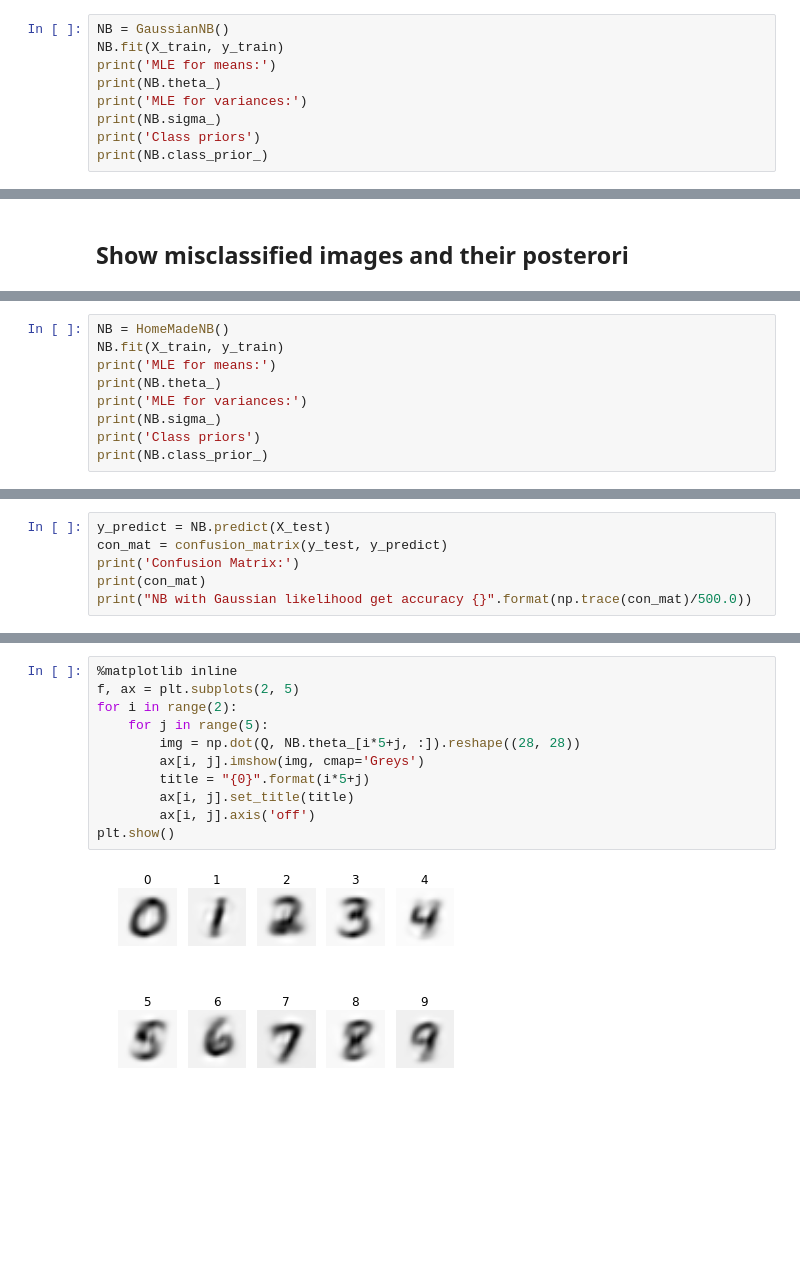
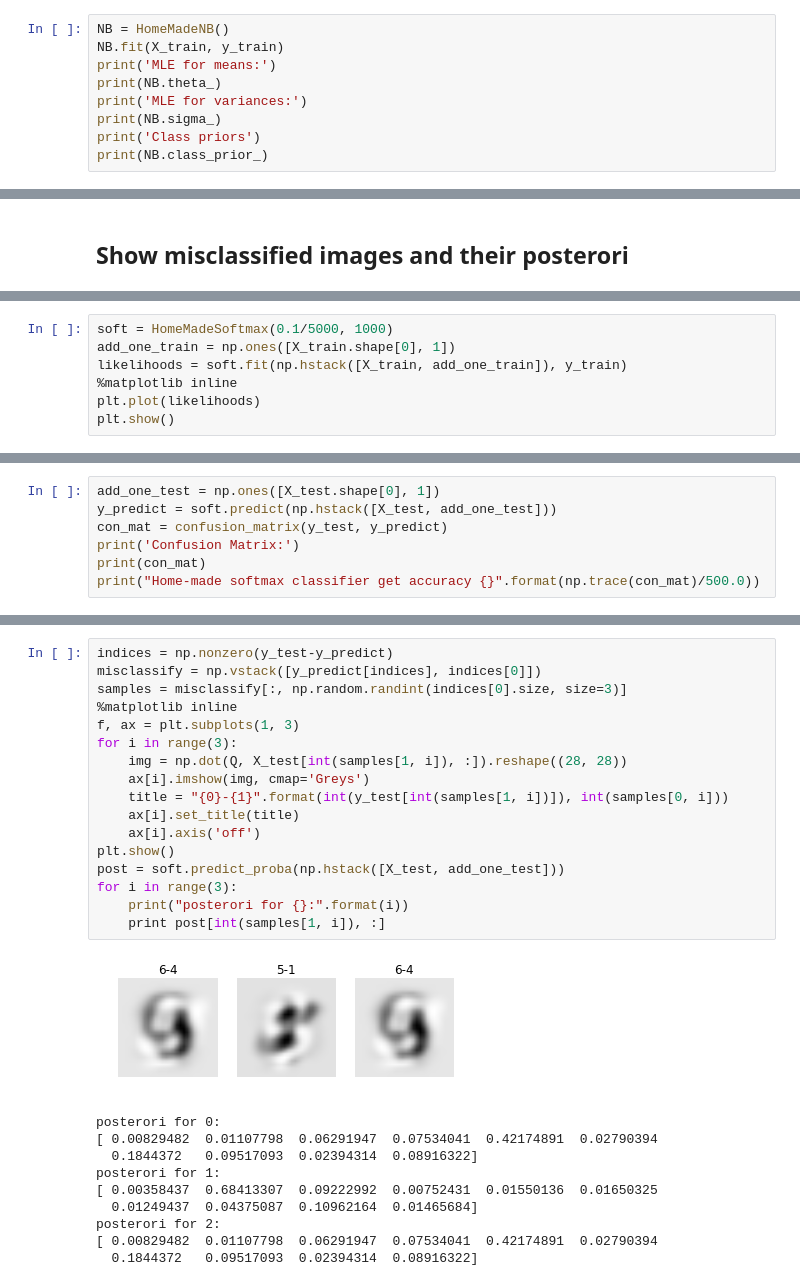
Before and after one commit to jangsutsr/MachineLearning, a Jupyter notebook: hw2/HW2.ipynb, the cells around one changed output, grey strips where cells are left out. Cells and saved outputs as stored; diff of their text form; blank space fills up the shorter version.

```diff
--- a/hw2/HW2.ipynb
+++ b/hw2/HW2.ipynb
@@ -129,7 +148,7 @@ plt.show()
 # %% [markdown]
 ## Train data and show ML estimates
 # %%
-NB = GaussianNB()
+NB = HomeMadeNB()
 NB.fit(X_train, y_train)
 print('MLE for means:')
 print(NB.theta_)
@@ -282,9 +296,0 @@ class HomeMadeNB(object):
-# %%
-NB = HomeMadeNB()
-NB.fit(X_train, y_train)
-print('MLE for means:')
-print(NB.theta_)
-print('MLE for variances:')
-print(NB.sigma_)
-print('Class priors')
-print(NB.class_prior_)
@@ -308,0 +299,7 @@ Class priors
+# %%
+soft = HomeMadeSoftmax(0.1/5000, 1000)
+add_one_train = np.ones([X_train.shape[0], 1])
+likelihoods = soft.fit(np.hstack([X_train, add_one_train]), y_train)
+%matplotlib inline
+plt.plot(likelihoods)
+plt.show()
@@ -309,8 +310,9 @@ Class priors
 # %%
-y_predict = NB.predict(X_test)
+add_one_test = np.ones([X_test.shape[0], 1])
+y_predict = soft.predict(np.hstack([X_test, add_one_test]))
 con_mat = confusion_matrix(y_test, y_predict)
 print('Confusion Matrix:')
 print(con_mat)
-print("NB with Gaussian likelihood get accuracy {}".format(np.trace(con_mat)/500.0))
+print("Home-made softmax classifier get accuracy {}".format(np.trace(con_mat)/500.0))
 # %% [output]
 Confusion Matrix:
@@ -328,13 +332,28 @@ NB with Gaussian likelihood get accuracy 0.856
 # %%
+indices = np.nonzero(y_test-y_predict)
+misclassify = np.vstack([y_predict[indices], indices[0]])
+samples = misclassify[:, np.random.randint(indices[0].size, size=3)]
 %matplotlib inline
-f, ax = plt.subplots(2, 5)
-for i in range(2):
-    for j in range(5):
-        img = np.dot(Q, NB.theta_[i*5+j, :]).reshape((28, 28))
-        ax[i, j].imshow(img, cmap='Greys')
-        title = "{0}".format(i*5+j)
-        ax[i, j].set_title(title)
-        ax[i, j].axis('off')
+f, ax = plt.subplots(1, 3)
+for i in range(3):
+    img = np.dot(Q, X_test[int(samples[1, i]), :]).reshape((28, 28))
+    ax[i].imshow(img, cmap='Greys')
+    title = "{0}-{1}".format(int(y_test[int(samples[1, i])]), int(samples[0, i]))
+    ax[i].set_title(title)
+    ax[i].axis('off')
 plt.show()
+post = soft.predict_proba(np.hstack([X_test, add_one_test]))
+for i in range(3):
+    print("posterori for {}:".format(i))
+    print post[int(samples[1, i]), :]
 # %% [output]
-[figure, old version]
+[figure, new version]
+posterori for 0:
+[ 0.00829482  0.01107798  0.06291947  0.07534041  0.42174891  0.02790394
+  0.1844372   0.09517093  0.02394314  0.08916322]
+posterori for 1:
+[ 0.00358437  0.68413307  0.09222992  0.00752431  0.01550136  0.01650325
+  0.01249437  0.04375087  0.10962164  0.01465684]
+posterori for 2:
+[ 0.00829482  0.01107798  0.06291947  0.07534041  0.42174891  0.02790394
+  0.1844372   0.09517093  0.02394314  0.08916322]
```
Also changed, not shown: parts of 32 cells of this notebook.
